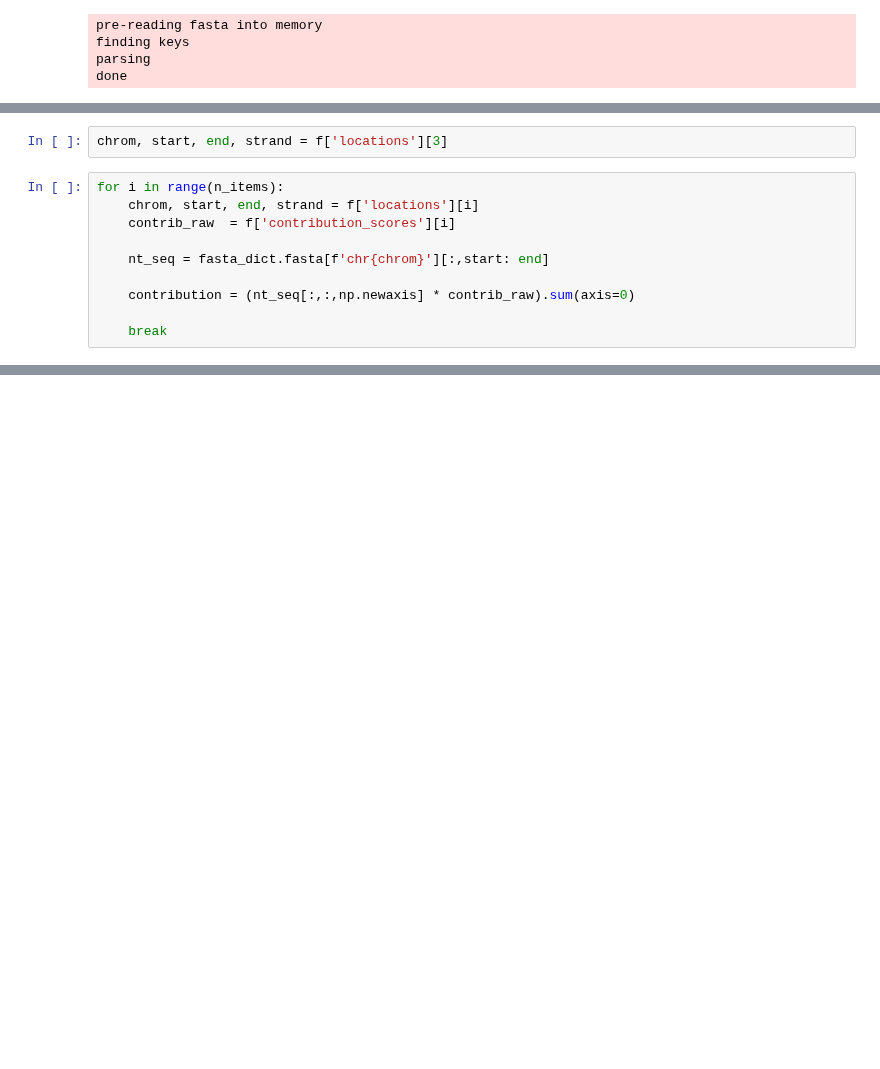
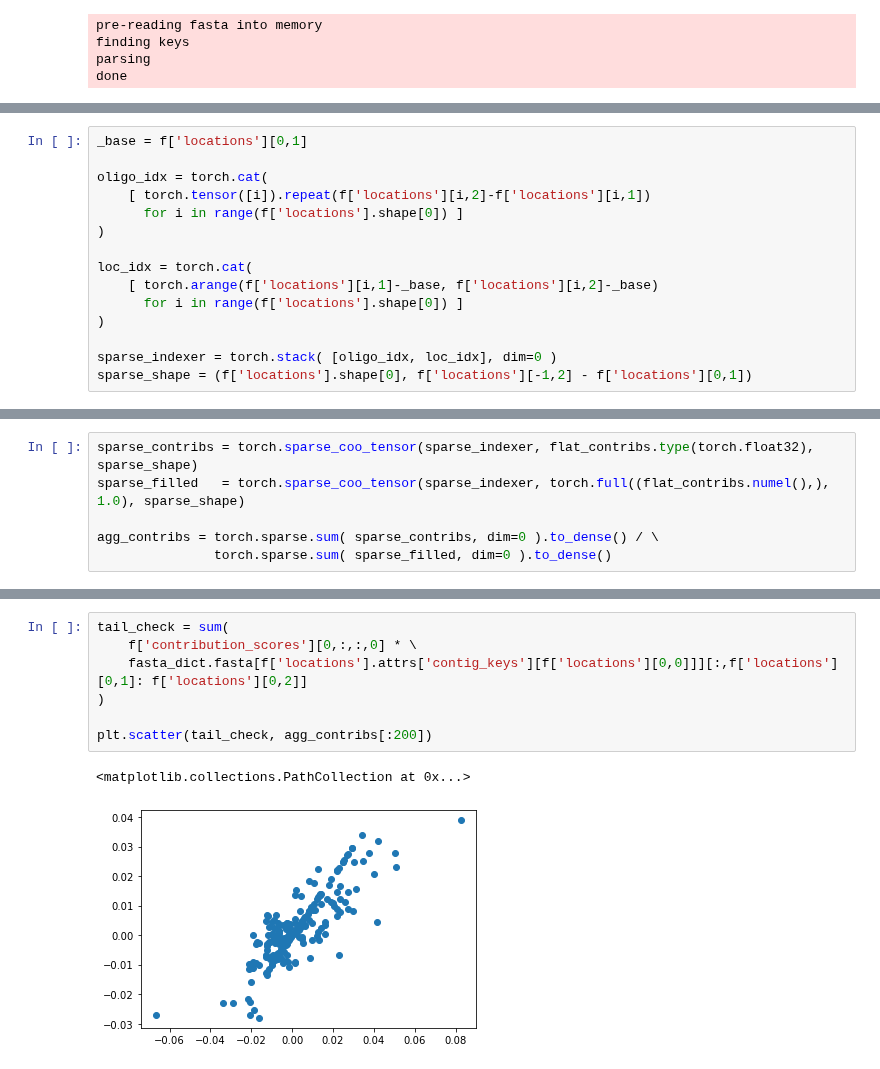
Before and after one commit to sjgosai/boda2, a Jupyter notebook: analysis/SG019__dsub_contrib_scores/stitch_contrib_scores.ipynb, the cells around one changed output, grey strips where cells are left out. Drawn from its saved outputs; the diff is of its cells as text; blank space fills up the shorter version.

```diff
--- a/analysis/SG019__dsub_contrib_scores/stitch_contrib_scores.ipynb
+++ b/analysis/SG019__dsub_contrib_scores/stitch_contrib_scores.ipynb
@@ -73,12 +52,0 @@ processing 62059 items
-# %%
-chrom, start, end, strand = f['locations'][3]
-# %%
-for i in range(n_items):
-    chrom, start, end, strand = f['locations'][i]
-    contrib_raw  = f['contribution_scores'][i]
-
-    nt_seq = fasta_dict.fasta[f'chr{chrom}'][:,start: end]
-
-    contribution = (nt_seq[:,:,np.newaxis] * contrib_raw).sum(axis=0)
-
-    break
@@ -108,0 +392,15 @@ contrib
+# %%
+_base = f['locations'][0,1]
+
+oligo_idx = torch.cat(
+    [ torch.tensor([i]).repeat(f['locations'][i,2]-f['locations'][i,1])
+      for i in range(f['locations'].shape[0]) ]
+)
+
+loc_idx = torch.cat(
+    [ torch.arange(f['locations'][i,1]-_base, f['locations'][i,2]-_base)
+      for i in range(f['locations'].shape[0]) ]
+)
+
+sparse_indexer = torch.stack( [oligo_idx, loc_idx], dim=0 )
+sparse_shape = (f['locations'].shape[0], f['locations'][-1,2] - f['locations'][0,1])
@@ -108,0 +416,6 @@ contrib
+# %%
+sparse_contribs = torch.sparse_coo_tensor(sparse_indexer, flat_contribs.type(torch.float32), sparse_shape)
+sparse_filled   = torch.sparse_coo_tensor(sparse_indexer, torch.full((flat_contribs.numel(),), 1.0), sparse_shape)
+
+agg_contribs = torch.sparse.sum( sparse_contribs, dim=0 ).to_dense() / \
+               torch.sparse.sum( sparse_filled, dim=0 ).to_dense()
@@ -108,0 +448,10 @@ contrib
+# %%
+tail_check = sum(
+    f['contribution_scores'][0,:,:,0] * \
+    fasta_dict.fasta[f['locations'].attrs['contig_keys'][f['locations'][0,0]]][:,f['locations'][0,1]: f['locations'][0,2]]
+)
+
+plt.scatter(tail_check, agg_contribs[:200])
+# %% [output]
+<matplotlib.collections.PathCollection at 0x...>
+[figure, added]
```
Also changed, not shown: parts of 33 cells of this notebook.
